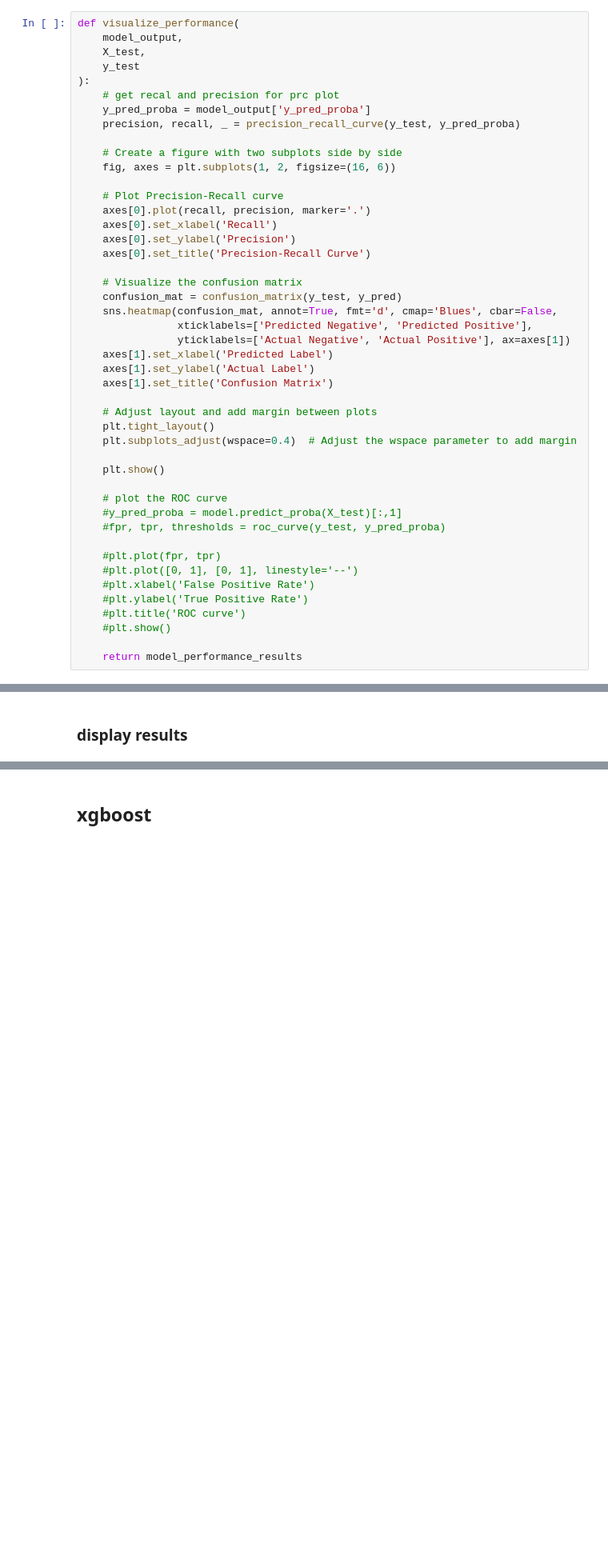
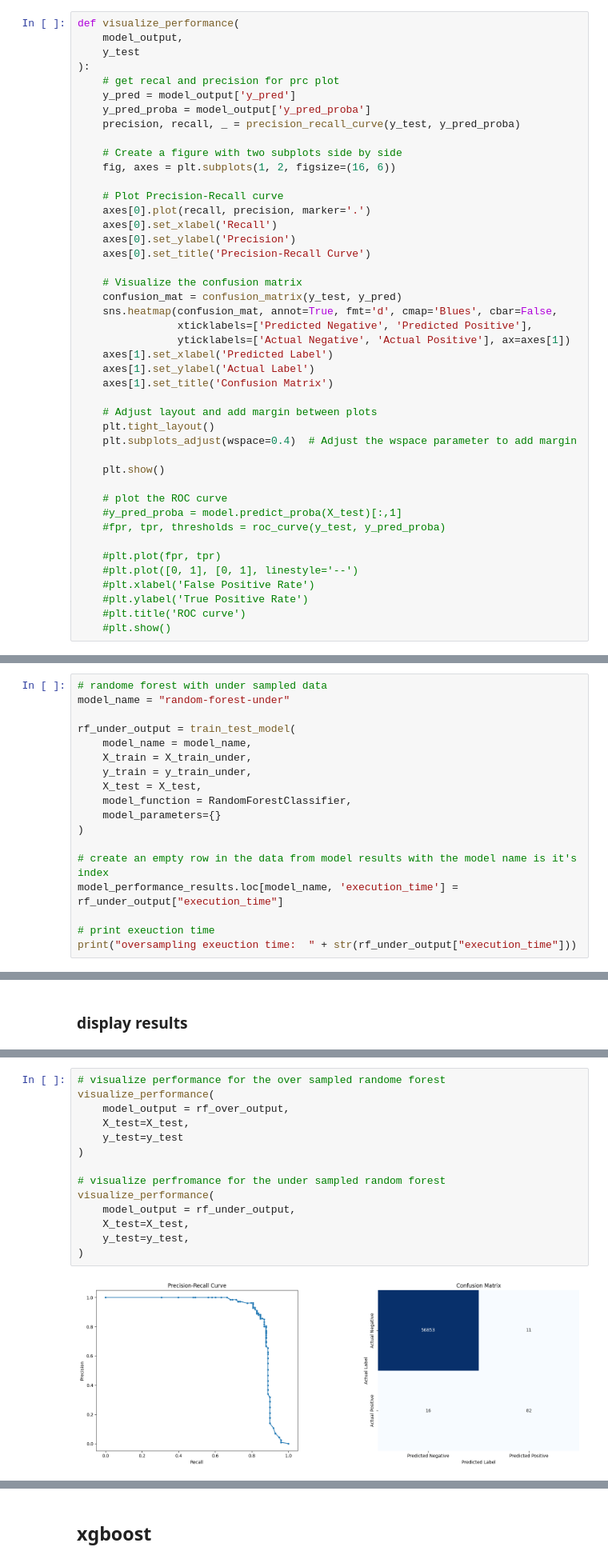
Before and after one commit to x81k25/fraud-detection, a Jupyter notebook: notebooks/03-classifiction.ipynb, the cells around one changed output, grey strips where cells are left out. Shown: that part at 80% size. Cells and saved outputs as stored; diff of their text form; blank space fills up the shorter version.

```diff
--- a/notebooks/03-classifiction.ipynb
+++ b/notebooks/03-classifiction.ipynb
@@ -181,10 +179,10 @@ def calculate_metrics(
 # %%
 def visualize_performance(
     model_output,
-    X_test,
     y_test
 ):
     # get recal and precision for prc plot
+    y_pred = model_output['y_pred']
     y_pred_proba = model_output['y_pred_proba']
     precision, recall, _ = precision_recall_curve(y_test, y_pred_proba)
 
@@ -222,8 +220,6 @@ def visualize_performance(
     #plt.ylabel('True Positive Rate')
     #plt.title('ROC curve')
     #plt.show()
-
-    return model_performance_results
 # %% [markdown]
 ## logistic regression
 
@@ -352,0 +346,18 @@ print("undersampling exeuction time: " + str(rf_under_output["execution_time"]))
+# %%
+# randome forest with under sampled data
+model_name = "random-forest-under"
+
+rf_under_output = train_test_model(
+    model_name = model_name,
+    X_train = X_train_under,
+    y_train = y_train_under,
+    X_test = X_test,
+    model_function = RandomForestClassifier,
+    model_parameters={}
+)
+
+# create an empty row in the data from model results with the model name is it's index
+model_performance_results.loc[model_name, 'execution_time'] = rf_under_output["execution_time"]
+
+# print exeuction time
+print("oversampling exeuction time:  " + str(rf_under_output["execution_time"]))
@@ -376,0 +404,16 @@ display(model_performance_results)
+# %%
+# visualize performance for the over sampled randome forest
+visualize_performance(
+    model_output = rf_over_output,
+    X_test=X_test,
+    y_test=y_test
+)
+
+# visualize perfromance for the under sampled random forest
+visualize_performance(
+    model_output = rf_under_output,
+    X_test=X_test,
+    y_test=y_test,
+)
+# %% [output]
+[figure, added]
```
Also changed, not shown: parts of 23 cells of this notebook.
